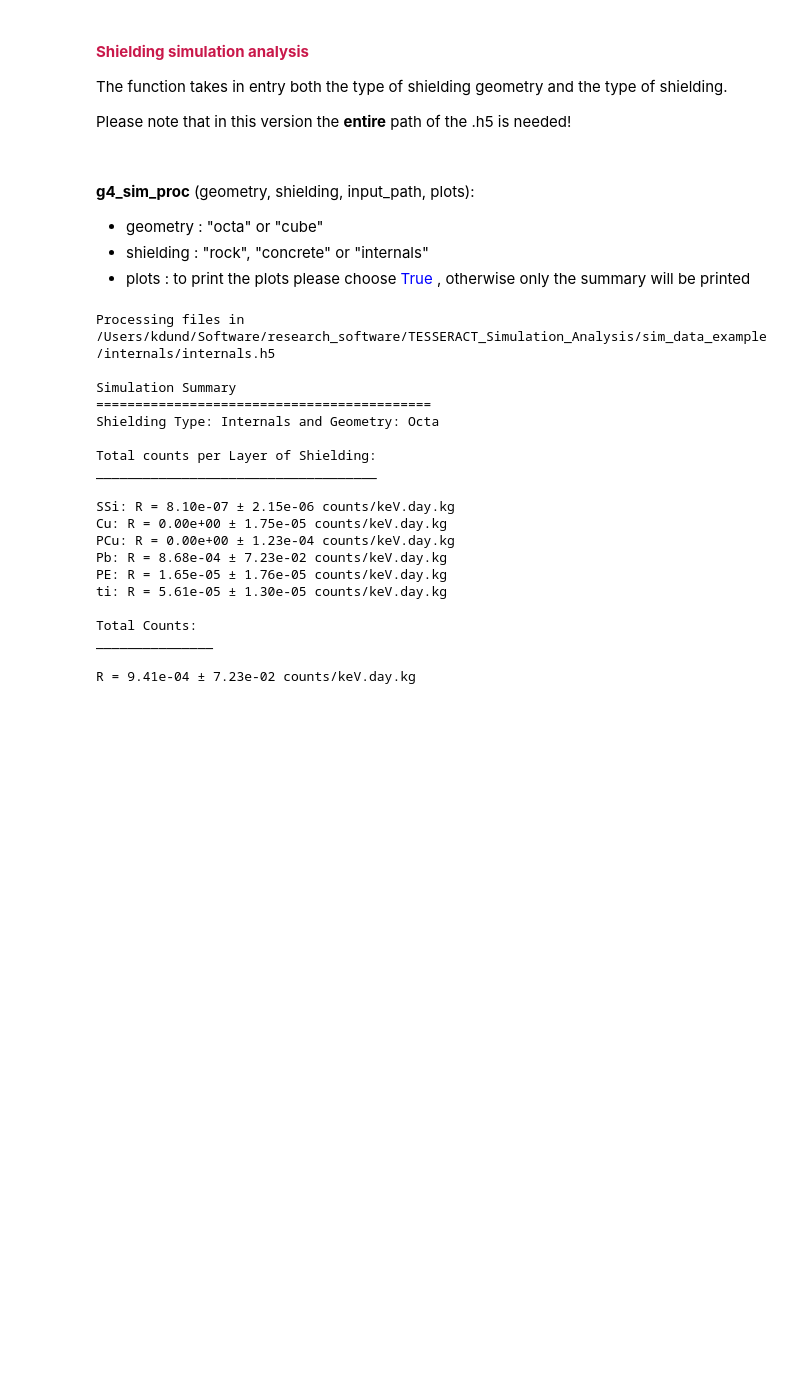
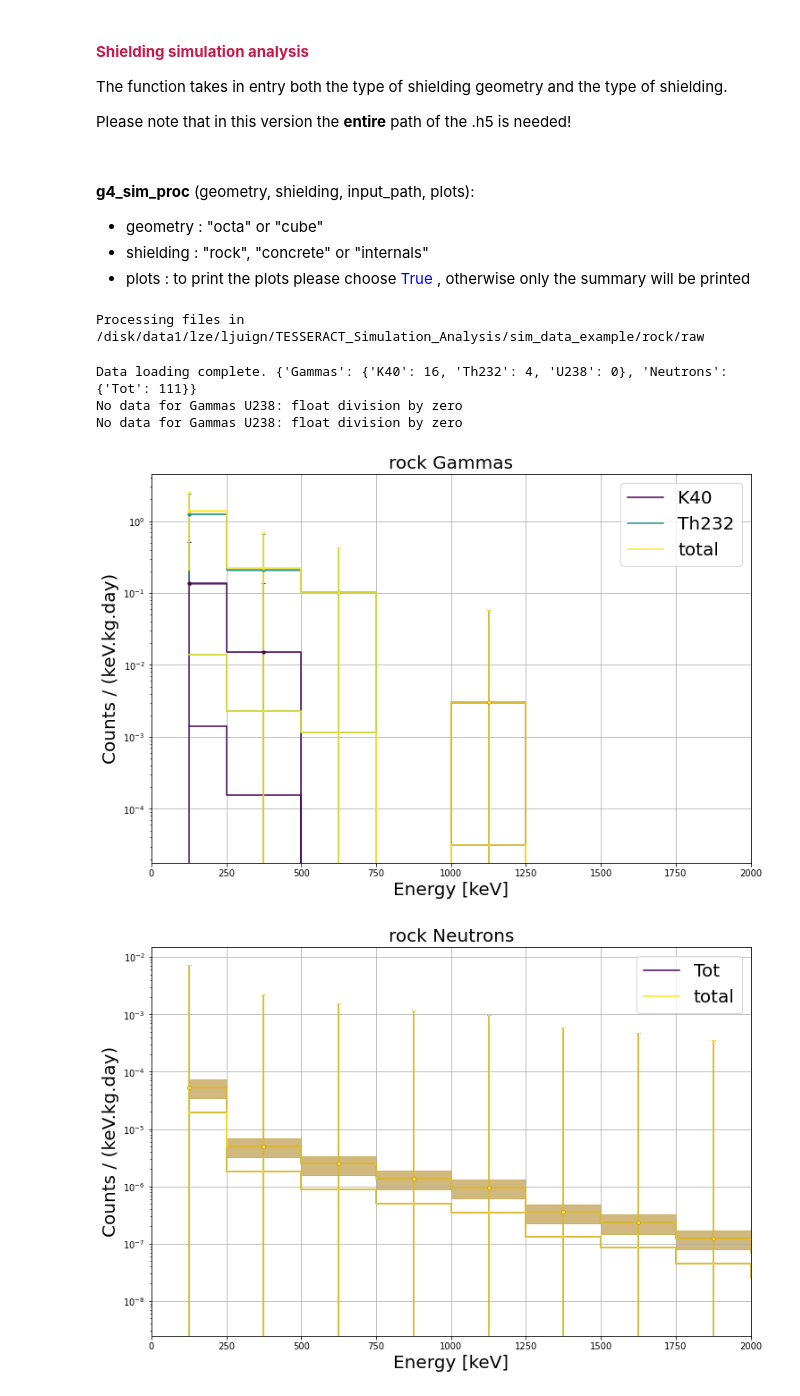
Before and after one commit to lesliejuigne/TESSERACT_Simulation_Analysis, a Jupyter notebook: tesssa_demo.ipynb, the cells around one changed output. Saved outputs shown, nothing was run; the diff lists cells and outputs as text; code cells hidden in the pictures; blank space fills up the shorter version.

```diff
--- a/tesssa_demo.ipynb
+++ b/tesssa_demo.ipynb
@@ -49,26 +46,12 @@ Please note that in this version the **entire** path of the .h5 is needed!
 * geometry : "octa" or "cube"
 * shielding : "rock", "concrete" or "internals"
 * plots : to print the plots please choose <span style="color:blue">True</span> , otherwise only the summary will be printed
-# %%
-s = ssp.g4_sim_proc('octa', 'internals',files("sim_data_example").joinpath("internals/internals.h5"),plots = False)
-# %% [output]
-Processing files in /Users/kdund/Software/research_software/TESSERACT_Simulation_Analysis/sim_data_example/internals/internals.h5
-
-Simulation Summary
-===========================================
-Shielding Type: Internals and Geometry: Octa
-
-Total counts per Layer of Shielding:
-____________________________________
-
-SSi: R = 8.10e-07 ± 2.15e-06 counts/keV.day.kg
-Cu: R = 0.00e+00 ± 1.75e-05 counts/keV.day.kg
-PCu: R = 0.00e+00 ± 1.23e-04 counts/keV.day.kg
-Pb: R = 8.68e-04 ± 7.23e-02 counts/keV.day.kg
-PE: R = 1.65e-05 ± 1.76e-05 counts/keV.day.kg
-ti: R = 5.61e-05 ± 1.30e-05 counts/keV.day.kg
-
-Total Counts:
-_______________
-
-R = 9.41e-04 ± 7.23e-02 counts/keV.day.kg
+# %%
+s = ssp.g4_sim_proc('rock',"/disk/data1/lze/ljuign/TESSERACT_Simulation_Analysis/sim_data_example/rock/raw" ,plots = True)
+# %% [output]
+Processing files in /disk/data1/lze/ljuign/TESSERACT_Simulation_Analysis/sim_data_example/rock/raw
+Data loading complete. {'Gammas': {'K40': 16, 'Th232': 4, 'U238': 0}, 'Neutrons': {'Tot': 111}}
+No data for Gammas U238: float division by zero
+No data for Gammas U238: float division by zero
+[figure, added]
+[figure, added]
```
Also changed, not shown: parts of 2 cells of this notebook, 5 other files.
